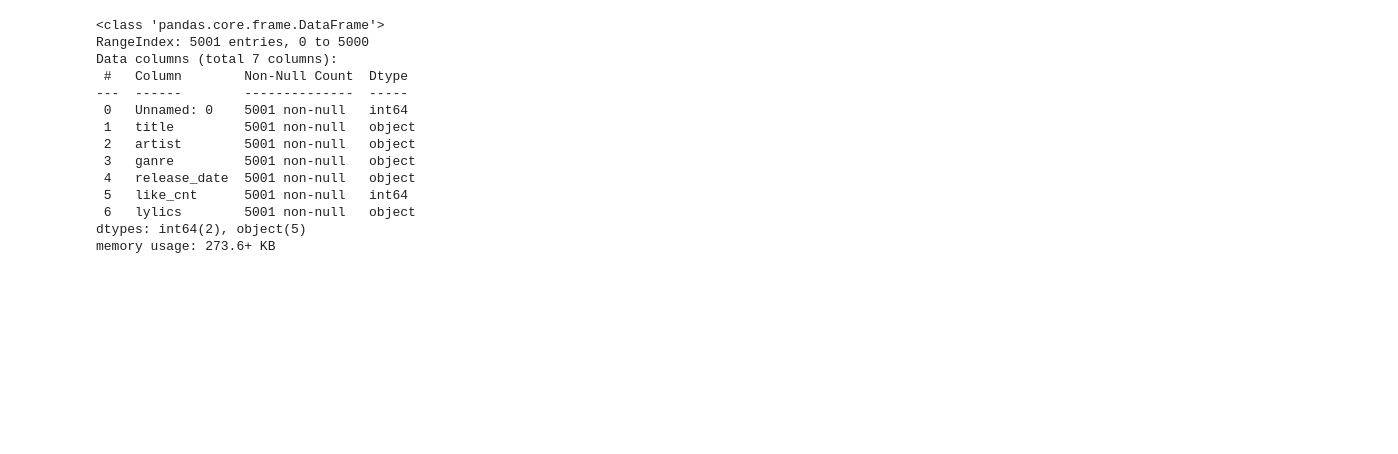
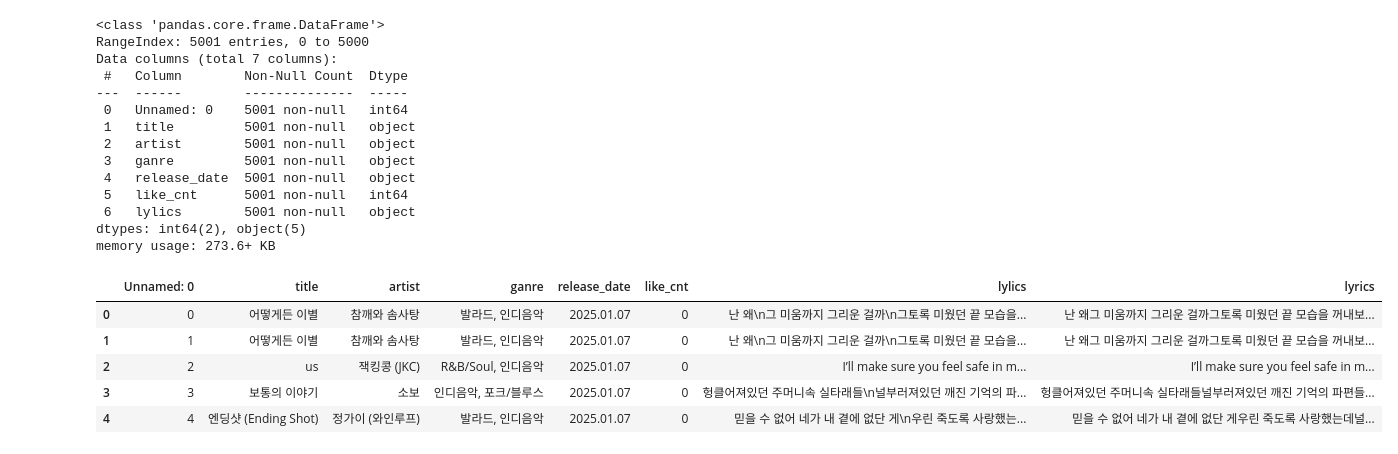
Before and after one commit to sokcho-kim/Two_Kim_and_One_Lee, a Jupyter notebook: collect_melon.ipynb, the cells around one changed output. Cells and saved outputs as stored; diff of their text form; code cells hidden in the pictures; blank space fills up the shorter version.

```diff
--- a/collect_melon.ipynb
+++ b/collect_melon.ipynb
@@ -243,0 +254,9 @@ memory usage: 273.6+ KB
+# %%
+song_dt.head()
+# %% [output]
+|  | Unnamed: 0 | title | artist | ganre | release_date | like_cnt | lylics | lyrics |
+| 0 | 0 | 어떻게든 이별 | 참깨와 솜사탕 | 발라드, 인디음악 | 2025.01.07 | 0 | 난 왜\n그 미움까지 그리운 걸까\n그토록 미웠던 끝 모습을... | 난 왜그 미움까지 그리운 걸까그토록 미웠던 끝 모습을 꺼내보... |
+| 1 | 1 | 어떻게든 이별 | 참깨와 솜사탕 | 발라드, 인디음악 | 2025.01.07 | 0 | 난 왜\n그 미움까지 그리운 걸까\n그토록 미웠던 끝 모습을... | 난 왜그 미움까지 그리운 걸까그토록 미웠던 끝 모습을 꺼내보... |
+| 2 | 2 | us | 잭킹콩 (JKC) | R&B/Soul, 인디음악 | 2025.01.07 | 0 | I’ll make sure you feel safe in m... | I’ll make sure you feel safe in m... |
+| 3 | 3 | 보통의 이야기 | 소보 | 인디음악, 포크/블루스 | 2025.01.07 | 0 | 헝클어져있던 주머니속 실타래들\n널부러져있던 깨진 기억의 파... | 헝클어져있던 주머니속 실타래들널부러져있던 깨진 기억의 파편들... |
+| 4 | 4 | 엔딩샷 (Ending Shot) | 정가이 (와인루프) | 발라드, 인디음악 | 2025.01.07 | 0 | 믿을 수 없어 네가 내 곁에 없단 게\n우린 죽도록 사랑했는... | 믿을 수 없어 네가 내 곁에 없단 게우린 죽도록 사랑했는데널... |
```
Also changed, not shown: parts of 5 cells of this notebook, 2 other files.
